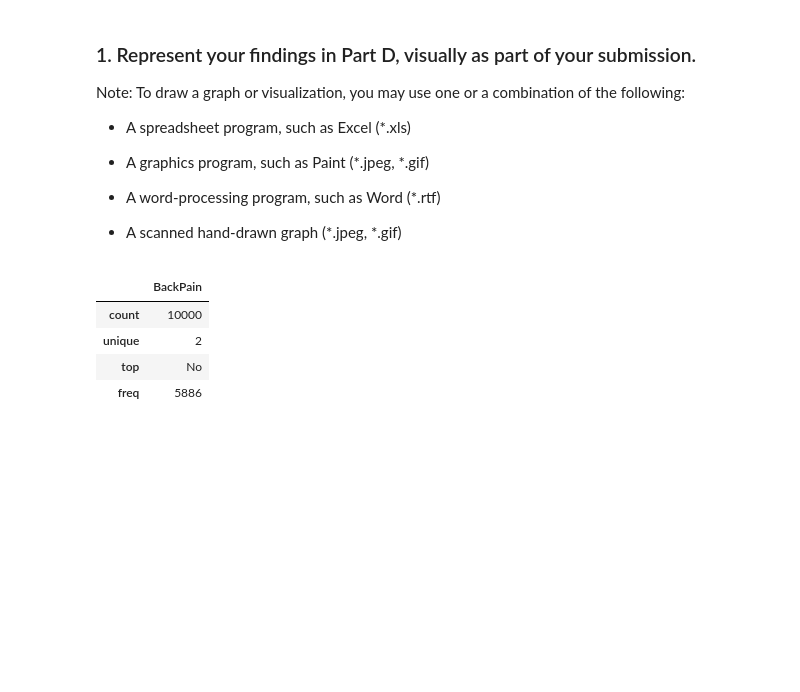
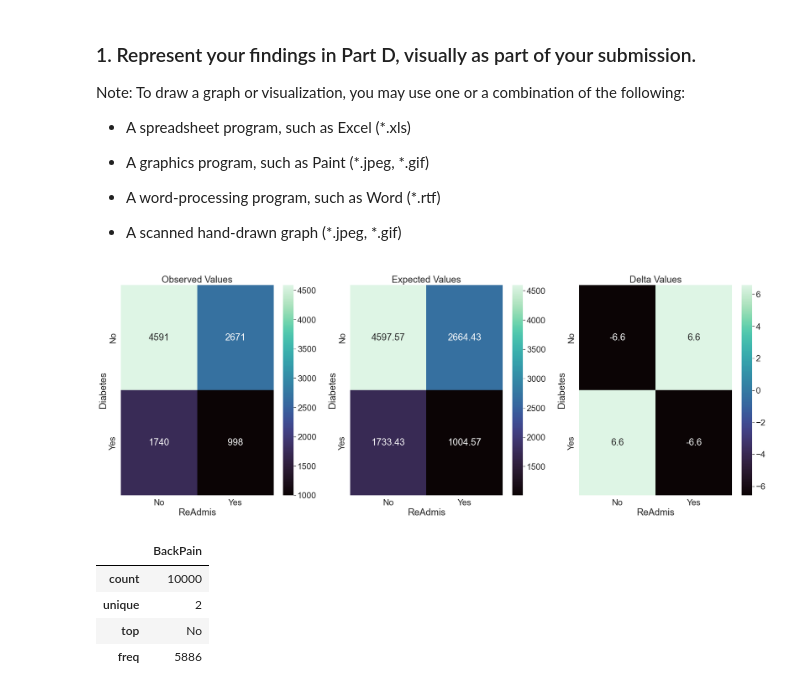
Before and after one commit to chrispaynes/OSDSC-Portfolio, a Jupyter notebook: exploratory_data_analysis/final_nb.ipynb, the cells around one changed output. Drawn from its saved outputs; the diff is of its cells as text; code cells hidden in the pictures; blank space fills up the shorter version.

```diff
--- a/exploratory_data_analysis/final_nb.ipynb
+++ b/exploratory_data_analysis/final_nb.ipynb
@@ -567,6 +655,21 @@ Note: To draw a graph or visualization, you may use one or a combination of the
 - A word-processing program, such as Word (*.rtf)
 
 - A scanned hand-drawn graph (*.jpeg, *.gif)
+# %%
+fig, axs = plt.subplots(ncols=3, figsize=(30,10))
+
+sns.heatmap(table_no_total, annot=True, cmap=cmap, fmt='d', ax=axs[0]).set_title('Observed Values')
+sns.heatmap(expected_table, annot=True, cmap=cmap, fmt='.2f', ax=axs[1]).set_title('Expected Values')
+axs[1].set_xlabel("ReAdmis")
+axs[1].set_ylabel("Diabetes")
+
+sns.heatmap(table_no_total-expected_table, annot=True, cmap=cmap, ax=axs[2]).set_title('Delta Values')
+axs[2].set_xlabel("ReAdmis")
+axs[2].set_ylabel("Diabetes")
+
+plt.savefig('hypothesis_test.png', format="png")
+# %% [output]
+[figure, added]
 # %%
 # %% [output]
 |  | BackPain |
```
Also changed, not shown: parts of 11 cells of this notebook.
